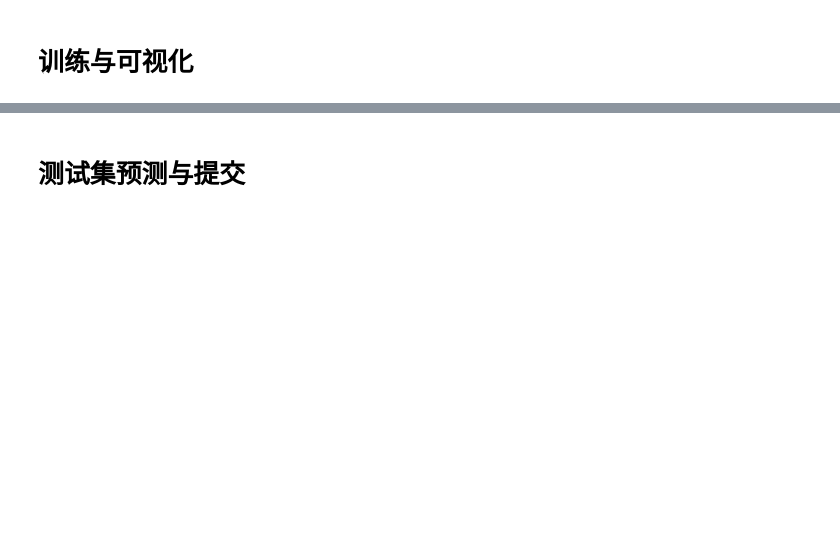
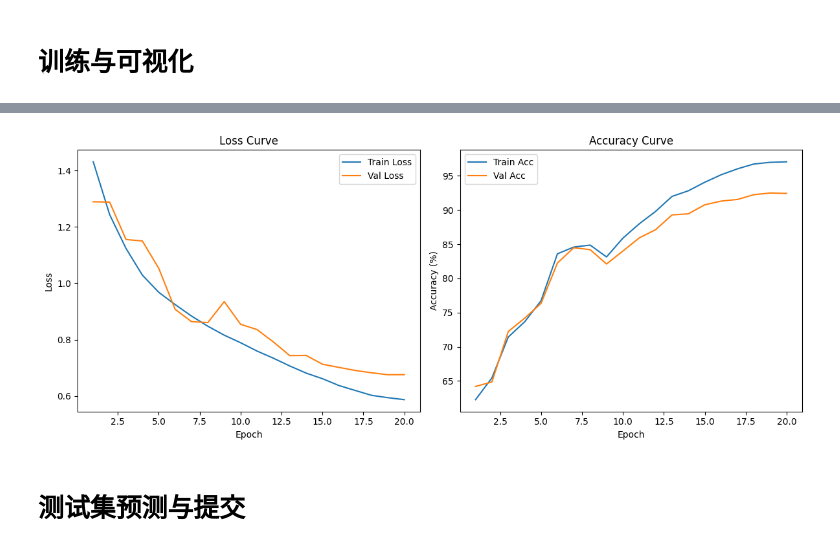
Before and after one commit to Y-ming928/AI_study, a Jupyter notebook: day25/02-resnet18_cifar10_model.ipynb, the cells around one changed output, grey strips where cells are left out. Saved outputs shown, nothing was run; the diff lists cells and outputs as text; code cells hidden in the pictures; blank space fills up the shorter version.

```diff
--- a/day25/02-resnet18_cifar10_model.ipynb
+++ b/day25/02-resnet18_cifar10_model.ipynb
@@ -10,8 +10,8 @@ import torch
 
 
 # 设置数据目录与标签CSV路径
-data_dir = r"E:/王道python项目班/Data/cifar-10/train/train"
-labels_csv = r"E:/王道python项目班/Data/cifar-10/trainLabels.csv"
+data_dir = r"/mnt/workspace/cifar-10/train/train"
+labels_csv = r"/mnt/workspace/cifar-10/trainLabels.csv"
 
 # 1. 定义 CIFAR-10 的类别到整数索引的映射
 classes = ['airplane', 'automobile', 'bird', 'cat', 'deer', 'dog', 'frog', 'horse', 'ship', 'truck']
@@ -252,7 +252,7 @@ device = torch.device("cuda" if torch.cuda.is_available() else "cpu")
 print(f"使用设备: {device}")
 
 # CIFAR-10 常用配置：SGD + Nesterov + L2 正则 + 余弦退火。
-epochs = 50
+epochs = 20
 optimizer = optim.SGD(
     model.parameters(), lr=0.05, momentum=0.9, weight_decay=5e-4, nesterov=True
 )
@@ -280,3 +280,4 @@ trainer.train(epochs=epochs)
 val_acc, val_loss = trainer.evaluating(valloader)
 print(f"验证集损失: {val_loss:.4f}, 验证集准确率: {val_acc:.2f}%")
 trainer.plot_metrics(acc=True)
+# %% [output]
@@ -283,3 +301,4 @@ trainer.plot_metrics(acc=True)
+[figure, added]
 # %% [markdown]
 # 测试集预测与提交
 # %%
```
Also changed, not shown: parts of 3 cells of this notebook, 1 other file.
